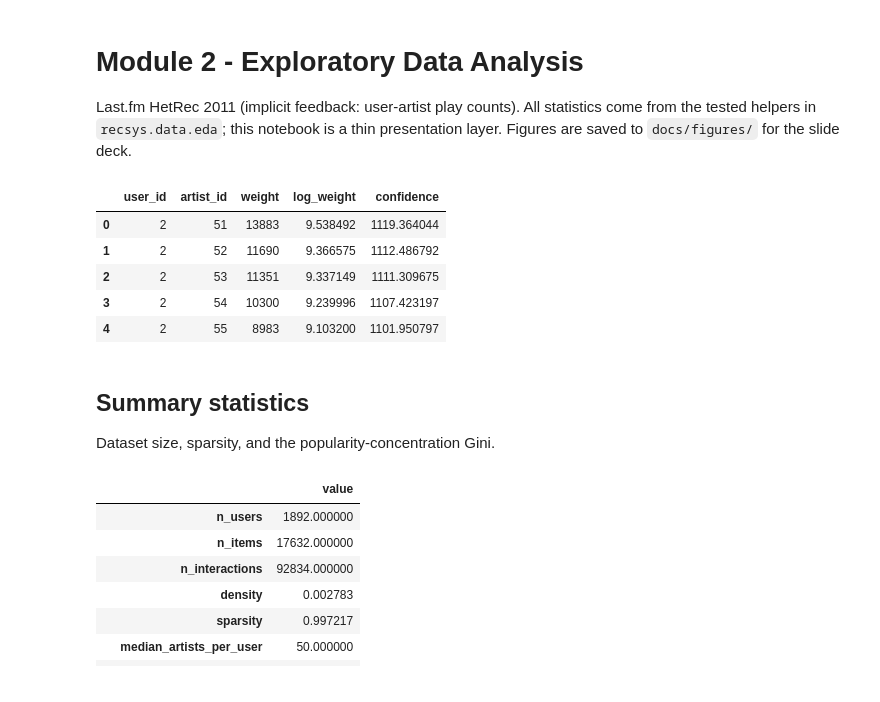
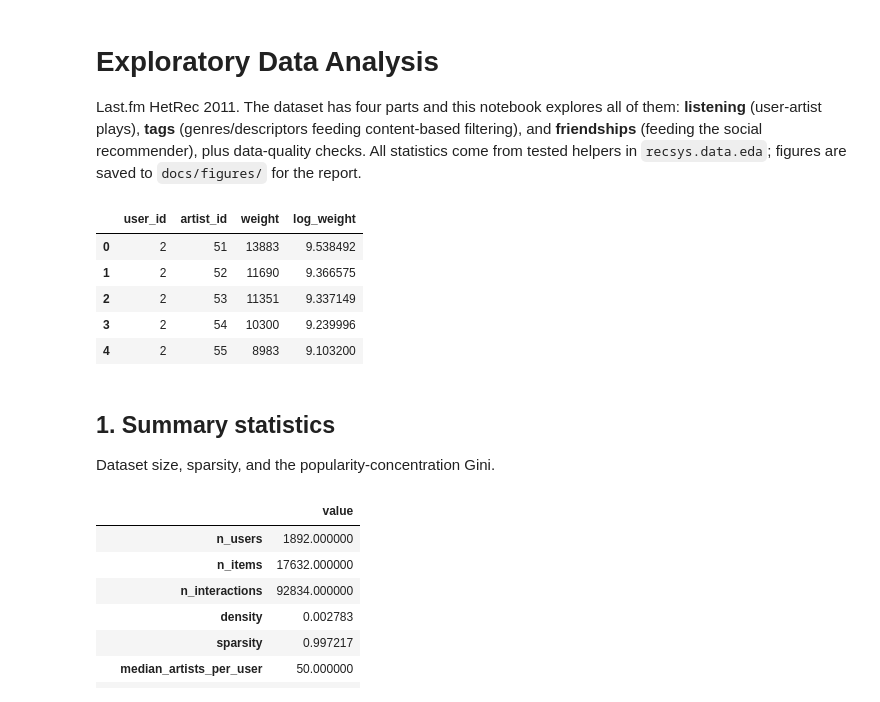
Before and after one commit to paugratacosfuste/recommender-systems-lastfm, a Jupyter notebook: notebooks/01_eda.ipynb, the cells around one changed output. Cells and saved outputs as stored; diff of their text form; code cells hidden in the pictures.

```diff
--- a/notebooks/01_eda.ipynb
+++ b/notebooks/01_eda.ipynb
@@ -1,37 +1,42 @@
 # %% [markdown]
-# Module 2 - Exploratory Data Analysis
+# Exploratory Data Analysis
 
-Last.fm HetRec 2011 (implicit feedback: user-artist play counts).
-All statistics come from the tested helpers in `recsys.data.eda`; this notebook is a
-thin presentation layer. Figures are saved to `docs/figures/` for the slide deck.
+Last.fm HetRec 2011. The dataset has four parts and this notebook explores all of them: **listening** (user-artist plays), **tags** (genres/descriptors feeding content-based filtering), and **friendships** (feeding the social recommender), plus data-quality checks. All statistics come from tested helpers in `recsys.data.eda`; figures are saved to `docs/figures/` for the report.
 # %%
 %matplotlib inline
 import matplotlib.pyplot as plt
 import numpy as np
 import pandas as pd
 import seaborn as sns
 from pathlib import Path
 
-from recsys.config import PROCESSED_DIR, RAW_DIR, ARTISTS_FILE, WEIGHT_COL, ITEM_COL, USER_COL
-from recsys.data.loader import load_artists
+from recsys.config import (RAW_DIR, PROCESSED_DIR, ARTISTS_FILE, TAGS_FILE,
+    USER_ARTISTS_FILE, USER_TAGGED_ARTISTS_FILE, USER_FRIENDS_FILE,
+    WEIGHT_COL, ITEM_COL, USER_COL)
+from recsys.data.loader import (load_user_artists, load_artists, load_tags,
+    load_user_tagged_artists, load_user_friends)
 from recsys.data import eda
 
 sns.set_theme(style='whitegrid')
 FIG_DIR = PROCESSED_DIR.parents[1] / 'docs' / 'figures'
 FIG_DIR.mkdir(parents=True, exist_ok=True)
 
-interactions = pd.read_parquet(PROCESSED_DIR / 'interactions.parquet')
+interactions = load_user_artists(RAW_DIR / USER_ARTISTS_FILE)
 artists = load_artists(RAW_DIR / ARTISTS_FILE)
+tags = load_tags(RAW_DIR / TAGS_FILE)
+tagged = load_user_tagged_artists(RAW_DIR / USER_TAGGED_ARTISTS_FILE)
+friends = load_user_friends(RAW_DIR / USER_FRIENDS_FILE)
+interactions['log_weight'] = np.log1p(interactions[WEIGHT_COL])
 interactions.head()
 # %% [output]
-|  | user_id | artist_id | weight | log_weight | confidence |
-| 0 | 2 | 51 | 13883 | 9.538492 | 1119.364044 |
-| 1 | 2 | 52 | 11690 | 9.366575 | 1112.486792 |
-| 2 | 2 | 53 | 11351 | 9.337149 | 1111.309675 |
-| 3 | 2 | 54 | 10300 | 9.239996 | 1107.423197 |
-| 4 | 2 | 55 | 8983 | 9.103200 | 1101.950797 |
+|  | user_id | artist_id | weight | log_weight |
+| 0 | 2 | 51 | 13883 | 9.538492 |
+| 1 | 2 | 52 | 11690 | 9.366575 |
+| 2 | 2 | 53 | 11351 | 9.337149 |
+| 3 | 2 | 54 | 10300 | 9.239996 |
+| 4 | 2 | 55 | 8983 | 9.103200 |
 # %% [markdown]
-## Summary statistics
+## 1. Summary statistics
 
 Dataset size, sparsity, and the popularity-concentration Gini.
 # %%
```
Also changed, not shown: parts of 21 cells of this notebook, 13 other files.
